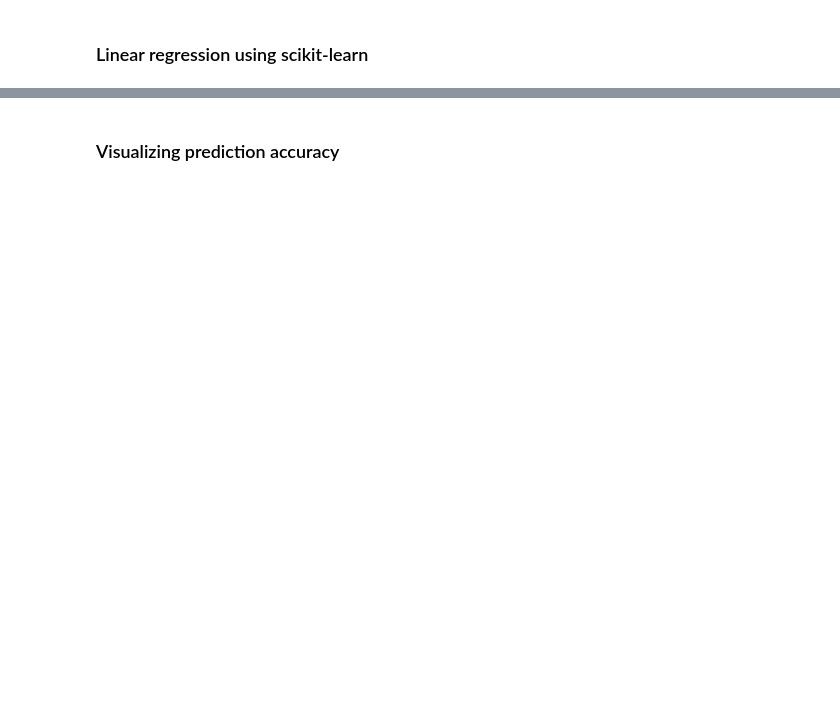
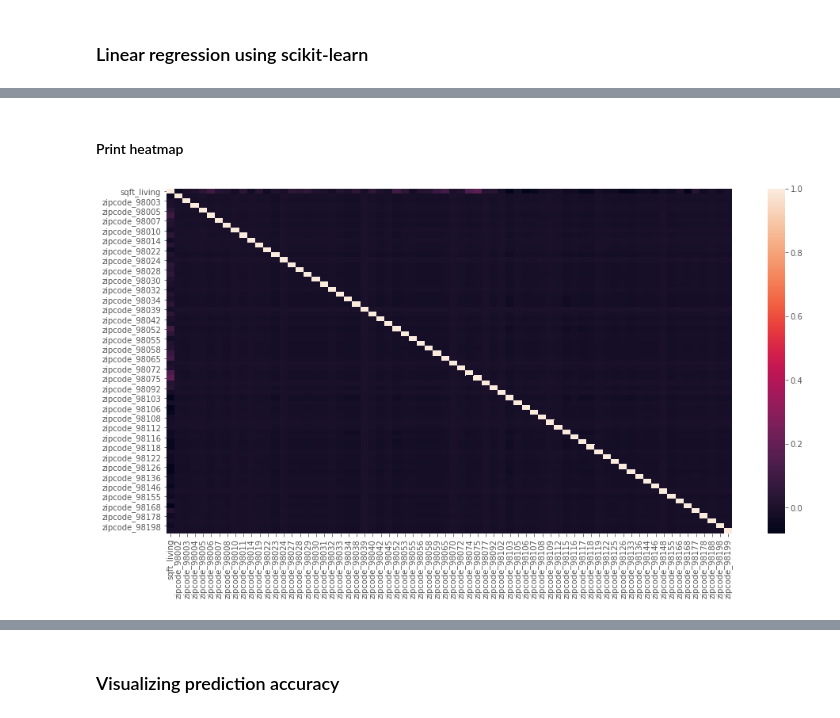
Before and after one commit to vadimbs/dsc-mod-2-project-v2-1, a Jupyter notebook: student.ipynb, the cells around one changed output, grey strips where cells are left out. Saved outputs shown, nothing was run; the diff lists cells and outputs as text; code cells hidden in the pictures; blank space fills up the shorter version.

```diff
--- a/student.ipynb
+++ b/student.ipynb
@@ -442,0 +468,7 @@ sqft_living coefficient: 121.71396215781252
+# %% [markdown]
+#### Print heatmap
+# %%
+plt.figure(figsize=(16,8))
+sns.heatmap(X.corr());
+# %% [output]
+[figure, added]
```
Also changed, not shown: parts of 14 cells of this notebook, 3 other files.
